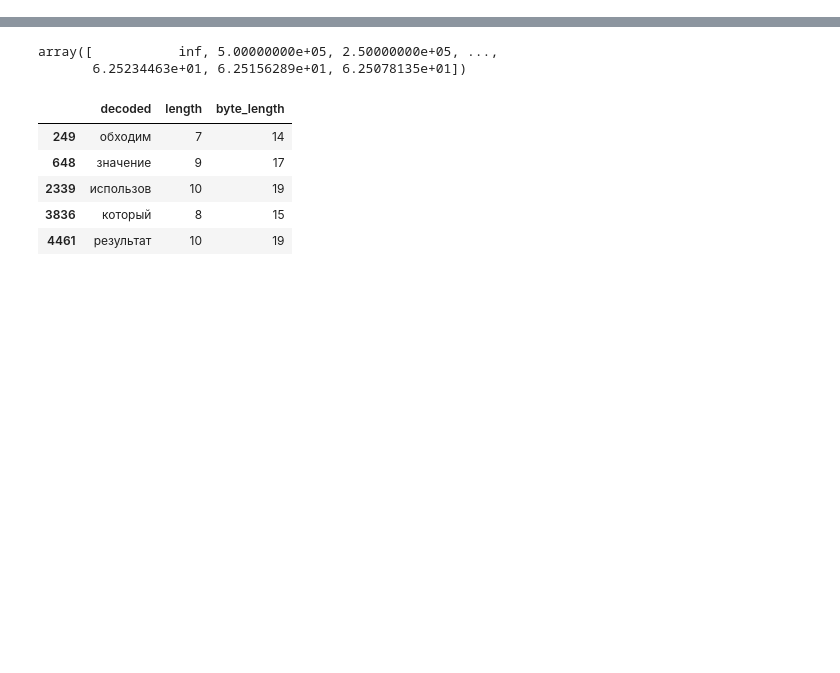
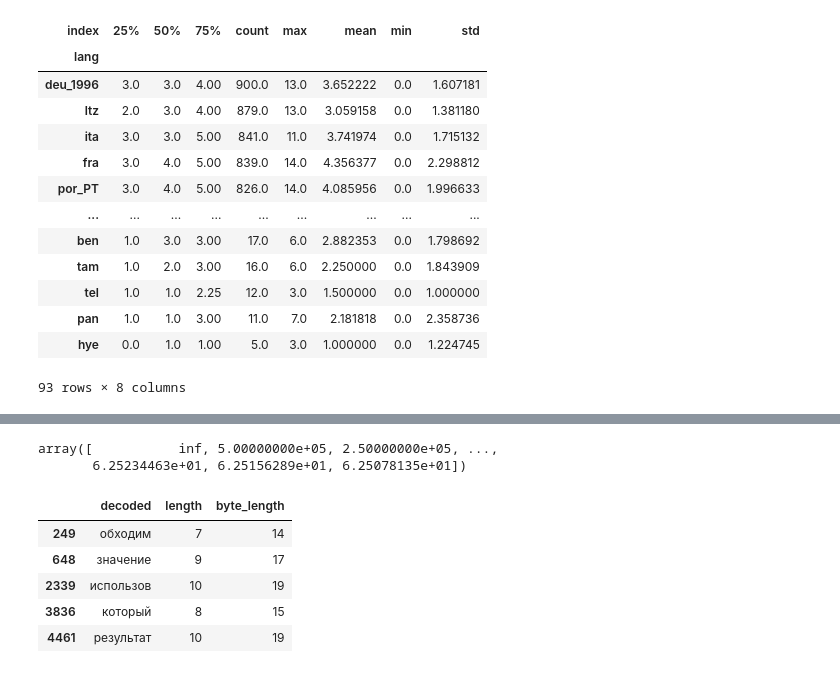
Before and after one commit to kebuhcah/openai-notebooks, a Jupyter notebook: tokenizers.ipynb, the cells around one changed output, grey strips where cells are left out. Drawn from its saved outputs; the diff is of its cells as text; code cells hidden in the pictures; blank space fills up the shorter version.

```diff
--- a/tokenizers.ipynb
+++ b/tokenizers.ipynb
@@ -14,15 +35,18 @@ from pathlib import Path
 
 udhr_dir = Path('data/udhr')
 token_dfs = {}
+language_names = {}
 
-for filename in udhr_dir.glob('*.xml'):
+for filename in sorted(udhr_dir.glob('*.xml')):
     language = filename.stem[5:]
-    if language == 'deu_1996':
-        language = 'deu'
+
+
     print(language, end=' ')
 
     with open(filename) as f:
         tree = etree.parse(f)
+
+    language_names[language] = tree.getroot().get('n')
 
     text = '\n'.join([tree.find('{http://www.unicode.org/udhr}title').text] +
         [p.text for p in tree.find('{http://www.unicode.org/udhr}preamble').findall('.//{http://www.unicode.org/udhr}para')] +
@@ -30,8 +54,8 @@ for filename in udhr_dir.glob('*.xml'):
                 for p in article.findall('.//{http://www.unicode.org/udhr}para')])
 
     token_codes = encoding.encode(text)
-    df = pd.DataFrame({'decoded': [encoding.decode([token]) for token in token_codes]}).drop_duplicates()
-    df['length'] = df['decoded'].str.len()
-    df['byte_length'] = df['decoded'].apply(lambda d: len(d.encode('utf-8')))
+    df = pd.DataFrame({'decoded': [encoding.decode([token]) for token in token_codes]})
+    df['length'] = df['decoded'].str.strip().str.len()
+    df['byte_length'] = df['decoded'].apply(lambda d: len(d.strip().encode('utf-8')))
     token_dfs[language] = df
 # %% [output]
@@ -81 +84,39 @@ y = N / y
+# %%
+lang_filter = ['spa', 'uig_latn', 'cat', 'tam', 'ind', 'fin', 'als', 'heb', 'kaz',
+       'uzn_cyrl', 'fra', 'azj', 'pes', 'ben', 'gle', 'pan', 'lit', 'kor',
+       'srp_cyrl', 'hun', 'est', 'tgl', 'arb', 'vie', 'swe', 'tha',
+       'cmn_trad', 'isl', 'tgk', 'kir', 'nob', 'cmn_simp', 'tel', 'bul',
+       'mkd', 'dan', 'por_BR', 'srp_latn', 'lad', 'deu', 'nld', 'lav',
+       'swh', 'ces', 'lat', 'ell', 'nno', 'khk', 'mar', 'rus', 'ita',
+       'ukr', 'por_PT', 'hrv', 'cym', 'urd', 'tur', 'pol', 'eng', 'jpn', 'hin']
+
+lang_filter = ['spa', 'cat', 'tam', 'ind', 'fin', 'als', 'heb', 'kaz',
+       'uzn_cyrl', 'fra', 'azj', 'pes', 'ben', 'gle', 'pan', 'lit', 'kor',
+       'srp_cyrl', 'hun', 'arb', 'vie', 'swe', 'tha',
+       'cmn_trad', 'isl', 'tgk', 'kir', 'cmn_simp', 'tel', 'bul',
+       'mkd', 'dan', 'por_BR', 'srp_latn', 'lad', 'deu', 'nld', 'lav',
+       'swh', 'ces', 'lat', 'ell', 'nno', 'khk', 'mar', 'rus', 'ita',
+       'ukr', 'por_PT', 'hrv', 'cym', 'urd', 'tur', 'pol', 'eng', 'jpn', 'hin']
+
+
+TokenStatsByLanguage = pd.concat([pd.DataFrame({'lang': lang, 'stat': df.drop_duplicates().byte_length.describe()})
+           for lang, df in token_dfs.items() if lang in lang_filter or True]).reset_index(
+           ).set_index(['lang','index']).unstack()['stat'].sort_values('count', ascending=False)
+
+TokenStatsByLanguage
+# %% [output]
+| index | 25% | 50% | 75% | count | max | mean | min | std |
+| lang |  |  |  |  |  |  |  |  |
+| deu_1996 | 3.0 | 3.0 | 4.00 | 900.0 | 13.0 | 3.652222 | 0.0 | 1.607181 |
+| ltz | 2.0 | 3.0 | 4.00 | 879.0 | 13.0 | 3.059158 | 0.0 | 1.381180 |
+| ita | 3.0 | 3.0 | 5.00 | 841.0 | 11.0 | 3.741974 | 0.0 | 1.715132 |
+| fra | 3.0 | 4.0 | 5.00 | 839.0 | 14.0 | 4.356377 | 0.0 | 2.298812 |
+| por_PT | 3.0 | 4.0 | 5.00 | 826.0 | 14.0 | 4.085956 | 0.0 | 1.996633 |
+| ... | ... | ... | ... | ... | ... | ... | ... | ... |
+| ben | 1.0 | 3.0 | 3.00 | 17.0 | 6.0 | 2.882353 | 0.0 | 1.798692 |
+| tam | 1.0 | 2.0 | 3.00 | 16.0 | 6.0 | 2.250000 | 0.0 | 1.843909 |
+| tel | 1.0 | 1.0 | 2.25 | 12.0 | 3.0 | 1.500000 | 0.0 | 1.000000 |
+| pan | 1.0 | 1.0 | 3.00 | 11.0 | 7.0 | 2.181818 | 0.0 | 2.358736 |
+| hye | 0.0 | 1.0 | 1.00 | 5.0 | 3.0 | 1.000000 | 0.0 | 1.224745 |
+93 rows × 8 columns
 # %%
```
Also changed, not shown: parts of 8 cells of this notebook.
